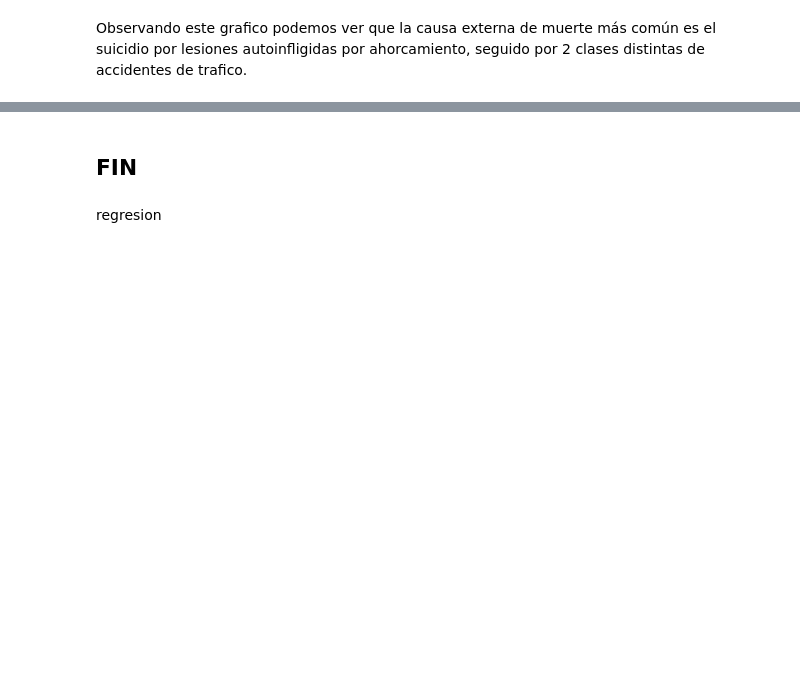
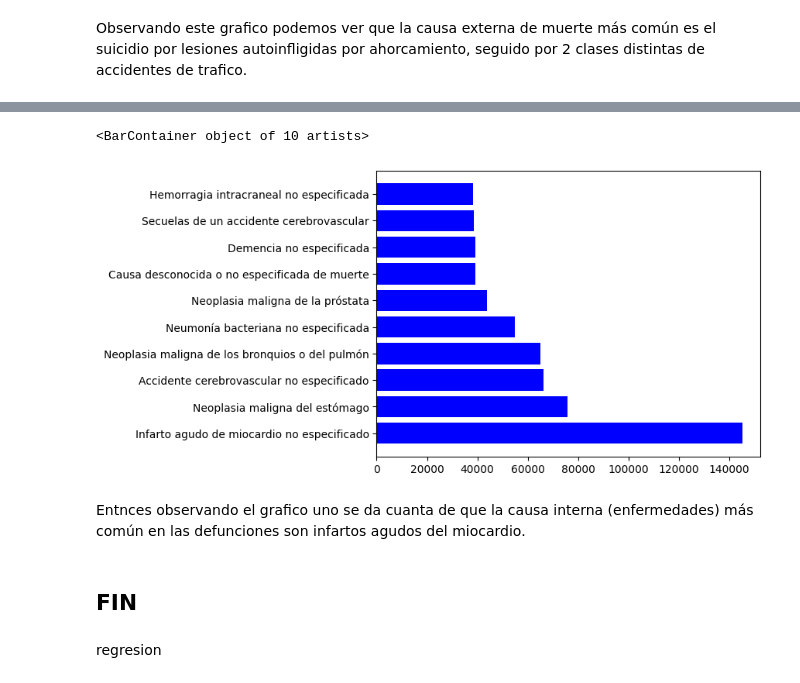
Before and after one commit to siwikiwi/ATDC--imt2200, a Jupyter notebook: proyecto_inicial.ipynb, the cells around one changed output, grey strips where cells are left out. Drawn from its saved outputs; the diff is of its cells as text; code cells hidden in the pictures; blank space fills up the shorter version.

Commit message:
mas cambios y graficos para el gabo

```diff
--- a/proyecto_inicial.ipynb
+++ b/proyecto_inicial.ipynb
@@ -336,2 +338,8 @@ plt.barh(top10_defunciones_por_externas_ordenadas["DIAG2"], top10_defunciones_po
 # %% [markdown]
 Observando este grafico podemos ver que la causa externa de muerte más común es el suicidio por lesiones autoinfligidas por ahorcamiento, seguido por 2 clases distintas de accidentes de trafico.
+# %%
+#Esto cuenta las muertes por cada causa interna. Es para la P1
+defunciones_por_inter = defuncion_nodupli.groupby(by=["DIAG1"]).size().reset_index()
+# %%
+top10_defunciones_por_inter_ordenadas = defunciones_por_inter.sort_values(by=0, ascending=False).head(10)
+top10_defunciones_por_inter_ordenadas
@@ -337,0 +363,16 @@ Observando este grafico podemos ver que la causa externa de muerte más común e
+# %%
+diagnostic_codes = {
+    "I219": "Infarto agudo de miocardio no especificado",
+    "C169": "Neoplasia maligna del estómago",
+    "I64X": "Accidente cerebrovascular no especificado",
+    "C349": "Neoplasia maligna de los bronquios o del pulmón",
+    "J189": "Neumonía bacteriana no especificada",
+    "C61X": "Neoplasia maligna de la próstata",
+    "R99X": "Causa desconocida o no especificada de muerte",
+    "F03X": "Demencia no especificada",
+    "I694": "Secuelas de un accidente cerebrovascular",
+    "I619": "Hemorragia intracraneal no especificada"
+}
+# %%
+top10_defunciones_por_inter_ordenadas["DIAG1"] = top10_defunciones_por_inter_ordenadas["DIAG1"].replace(diagnostic_codes)
+top10_defunciones_por_inter_ordenadas
@@ -338,3 +391,10 @@ Observando este grafico podemos ver que la causa externa de muerte más común e
+# %%
+plt.barh(top10_defunciones_por_inter_ordenadas["DIAG1"], top10_defunciones_por_inter_ordenadas[0], color="blue") #ESTE GRAICO ES LA P1
+# %% [output]
+<BarContainer object of 10 artists>
+[figure, added]
+# %% [markdown]
+Entnces observando el grafico uno se da cuanta de que la causa interna (enfermedades) más común en las defunciones son infartos agudos del miocardio.
 # %% [markdown]
 ## FIN
 # %% [markdown]
```
Also changed, not shown: parts of 11 cells of this notebook.
